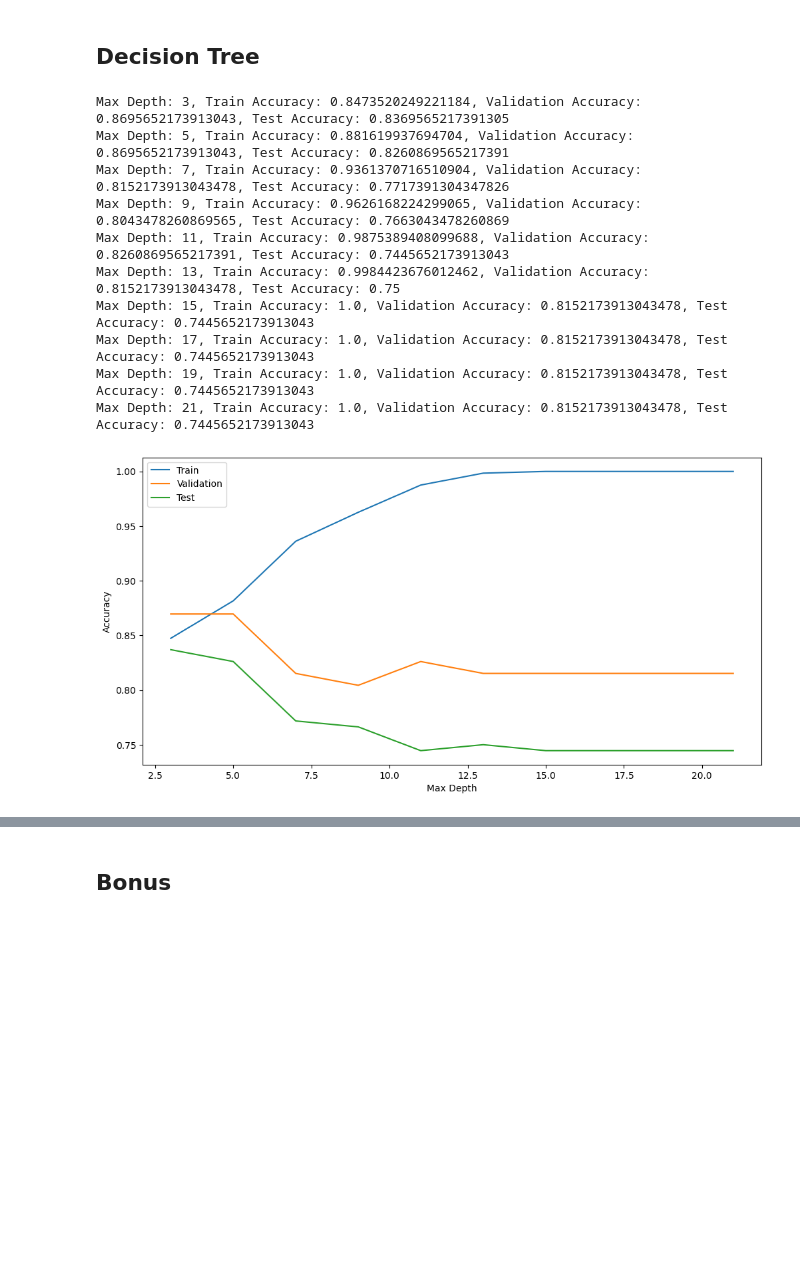
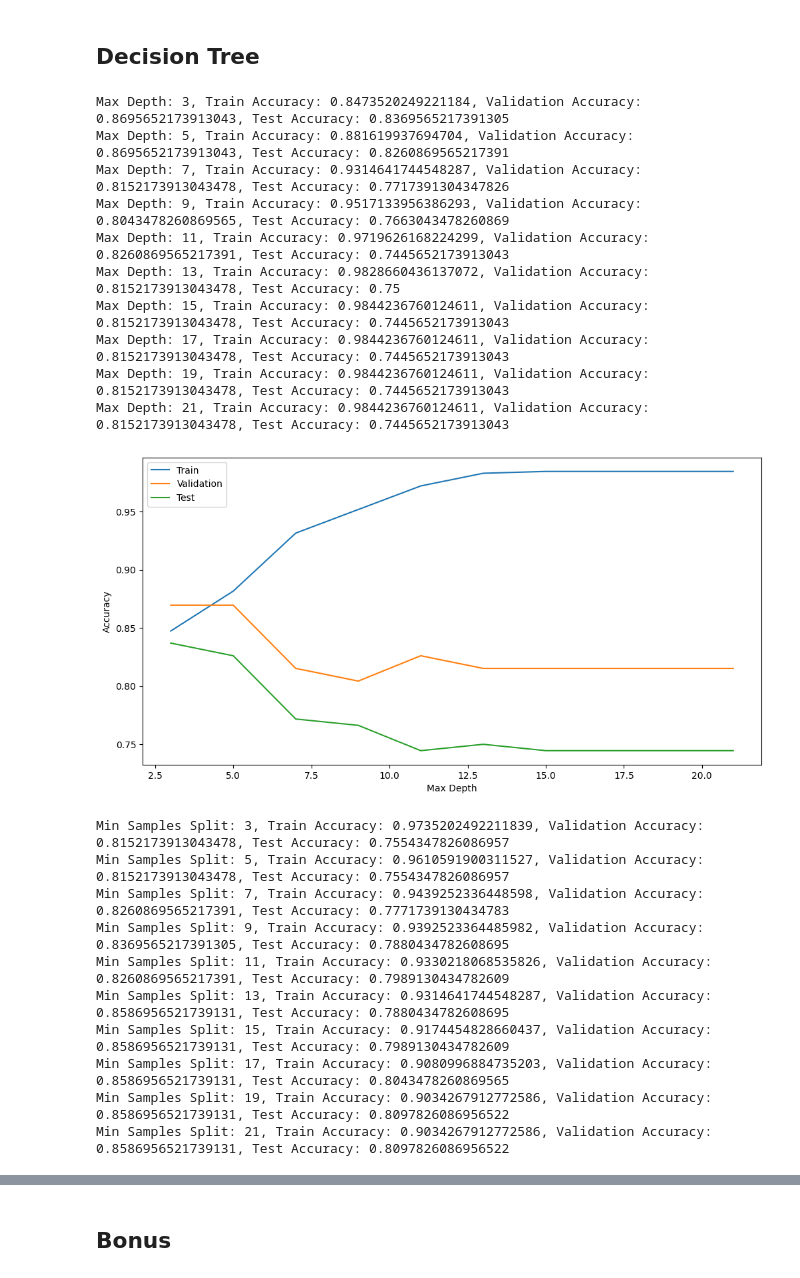
Before and after one commit to MostafaElKaranshawy/Heart_Failure_Classification_Problem, a Jupyter notebook: main.ipynb, the cells around one changed output, grey strips where cells are left out. Cells and saved outputs as stored; diff of their text form; code cells hidden in the pictures; blank space fills up the shorter version.

```diff
--- a/main.ipynb
+++ b/main.ipynb
@@ -172,37 +172,91 @@ x_test.head()
 # %%
 from decision_trees import DecisionTree
 
 max_depth = [3, 5, 7, 9, 11, 13, 15, 17, 19, 21]
 train_acc = []
 val_acc = []
 test_acc = []
 
 for depth in max_depth:
     tree = DecisionTree(max_depth=depth)
     tree.fit(x_train.to_numpy(), y_train.to_numpy())
     train_acc.append(tree.accuracy(tree.predict(x_train.to_numpy()), y_train.to_numpy()))
     val_acc.append(tree.accuracy(tree.predict(x_val.to_numpy()), y_val.to_numpy()))
     test_acc.append(tree.accuracy(tree.predict(x_test.to_numpy()), y_test.to_numpy()))
     print(f"Max Depth: {depth}, Train Accuracy: {train_acc[-1]}, Validation Accuracy: {val_acc[-1]}, Test Accuracy: {test_acc[-1]}")
 
 
 plt.figure(figsize=(12, 6))
 plt.plot(max_depth, train_acc, label='Train')
 plt.plot(max_depth, val_acc, label='Validation')
 plt.plot(max_depth, test_acc, label='Test')
 plt.xlabel('Max Depth')
 plt.ylabel('Accuracy')
 plt.legend()
 plt.show()
+
+min_samples_split = [3, 5, 7, 9, 11, 13, 15, 17, 19, 21]
+train_acc2 = []
+val_acc2 = []
+test_acc2 = []
+
+for samples in min_samples_split:
+    tree = DecisionTree(min_samples_split=samples)
+    tree.fit(x_train.to_numpy(), y_train.to_numpy())
+    train_acc2.append(tree.accuracy(tree.predict(x_train.to_numpy()), y_train.to_numpy()))
+    val_acc2.append(tree.accuracy(tree.predict(x_val.to_numpy()), y_val.to_numpy()))
+    test_acc2.append(tree.accuracy(tree.predict(x_test.to_numpy()), y_test.to_numpy()))
+    print(f"Min Samples Split: {samples}, Train Accuracy: {train_acc2[-1]}, Validation Accuracy: {val_acc2[-1]}, Test Accuracy: {test_acc2[-1]}")
+
+plt.figure(figsize=(12, 6))
+plt.plot(min_samples_split, train_acc2, label='Train')
+plt.plot(min_samples_split, val_acc2, label='Validation')
+plt.plot(min_samples_split, test_acc2, label='Test')
+plt.xlabel('Min Samples Split')
+plt.ylabel('Accuracy')
+plt.legend()
+plt.show()
+
+train_acc3 = []
+val_acc3 = []
+test_acc3 = []
+
+## trying min samples split = 21
+for depth in max_depth:
+    tree = DecisionTree(max_depth=depth, min_samples_split=21)
+    tree.fit(x_train.to_numpy(), y_train.to_numpy())
+    train_acc3.append(tree.accuracy(tree.predict(x_train.to_numpy()), y_train.to_numpy()))
+    val_acc3.append(tree.accuracy(tree.predict(x_val.to_numpy()), y_val.to_numpy()))
+    test_acc3.append(tree.accuracy(tree.predict(x_test.to_numpy()), y_test.to_numpy()))
+    print(f"Max Depth: {depth}, Train Accuracy: {train_acc3[-1]}, Validation Accuracy: {val_acc3[-1]}, Test Accuracy: {test_acc3[-1]}")
+
+plt.figure(figsize=(12, 6))
+plt.plot(max_depth, train_acc3, label='Train')
+plt.plot(max_depth, val_acc3, label='Validation')
+plt.plot(max_depth, test_acc3, label='Test')
+plt.xlabel('Max Depth with Min Samples Split = 21')
+plt.ylabel('Accuracy')
+plt.legend()
+plt.show()
 # %% [output]
 Max Depth: 3, Train Accuracy: 0.8473520249221184, Validation Accuracy: 0.8695652173913043, Test Accuracy: 0.8369565217391305
 Max Depth: 5, Train Accuracy: 0.881619937694704, Validation Accuracy: 0.8695652173913043, Test Accuracy: 0.8260869565217391
-Max Depth: 7, Train Accuracy: 0.9361370716510904, Validation Accuracy: 0.8152173913043478, Test Accuracy: 0.7717391304347826
-Max Depth: 9, Train Accuracy: 0.9626168224299065, Validation Accuracy: 0.8043478260869565, Test Accuracy: 0.7663043478260869
-Max Depth: 11, Train Accuracy: 0.9875389408099688, Validation Accuracy: 0.8260869565217391, Test Accuracy: 0.7445652173913043
-Max Depth: 13, Train Accuracy: 0.9984423676012462, Validation Accuracy: 0.8152173913043478, Test Accuracy: 0.75
-Max Depth: 15, Train Accuracy: 1.0, Validation Accuracy: 0.8152173913043478, Test Accuracy: 0.7445652173913043
-Max Depth: 17, Train Accuracy: 1.0, Validation Accuracy: 0.8152173913043478, Test Accuracy: 0.7445652173913043
-Max Depth: 19, Train Accuracy: 1.0, Validation Accuracy: 0.8152173913043478, Test Accuracy: 0.7445652173913043
-Max Depth: 21, Train Accuracy: 1.0, Validation Accuracy: 0.8152173913043478, Test Accuracy: 0.7445652173913043
+Max Depth: 7, Train Accuracy: 0.9314641744548287, Validation Accuracy: 0.8152173913043478, Test Accuracy: 0.7717391304347826
+Max Depth: 9, Train Accuracy: 0.9517133956386293, Validation Accuracy: 0.8043478260869565, Test Accuracy: 0.7663043478260869
+Max Depth: 11, Train Accuracy: 0.9719626168224299, Validation Accuracy: 0.8260869565217391, Test Accuracy: 0.7445652173913043
+Max Depth: 13, Train Accuracy: 0.9828660436137072, Validation Accuracy: 0.8152173913043478, Test Accuracy: 0.75
+Max Depth: 15, Train Accuracy: 0.9844236760124611, Validation Accuracy: 0.8152173913043478, Test Accuracy: 0.7445652173913043
+Max Depth: 17, Train Accuracy: 0.9844236760124611, Validation Accuracy: 0.8152173913043478, Test Accuracy: 0.7445652173913043
+Max Depth: 19, Train Accuracy: 0.9844236760124611, Validation Accuracy: 0.8152173913043478, Test Accuracy: 0.7445652173913043
+Max Depth: 21, Train Accuracy: 0.9844236760124611, Validation Accuracy: 0.8152173913043478, Test Accuracy: 0.7445652173913043
-[figure, old version]
+[figure, new version]
+Min Samples Split: 3, Train Accuracy: 0.9735202492211839, Validation Accuracy: 0.8152173913043478, Test Accuracy: 0.7554347826086957
+Min Samples Split: 5, Train Accuracy: 0.9610591900311527, Validation Accuracy: 0.8152173913043478, Test Accuracy: 0.7554347826086957
+Min Samples Split: 7, Train Accuracy: 0.9439252336448598, Validation Accuracy: 0.8260869565217391, Test Accuracy: 0.7771739130434783
+Min Samples Split: 9, Train Accuracy: 0.9392523364485982, Validation Accuracy: 0.8369565217391305, Test Accuracy: 0.7880434782608695
+Min Samples Split: 11, Train Accuracy: 0.9330218068535826, Validation Accuracy: 0.8260869565217391, Test Accuracy: 0.7989130434782609
+Min Samples Split: 13, Train Accuracy: 0.9314641744548287, Validation Accuracy: 0.8586956521739131, Test Accuracy: 0.7880434782608695
+Min Samples Split: 15, Train Accuracy: 0.9174454828660437, Validation Accuracy: 0.8586956521739131, Test Accuracy: 0.7989130434782609
+Min Samples Split: 17, Train Accuracy: 0.9080996884735203, Validation Accuracy: 0.8586956521739131, Test Accuracy: 0.8043478260869565
+Min Samples Split: 19, Train Accuracy: 0.9034267912772586, Validation Accuracy: 0.8586956521739131, Test Accuracy: 0.8097826086956522
+Min Samples Split: 21, Train Accuracy: 0.9034267912772586, Validation Accuracy: 0.8586956521739131, Test Accuracy: 0.8097826086956522
```
Also changed, not shown: parts of 3 cells of this notebook, 1 other file.
